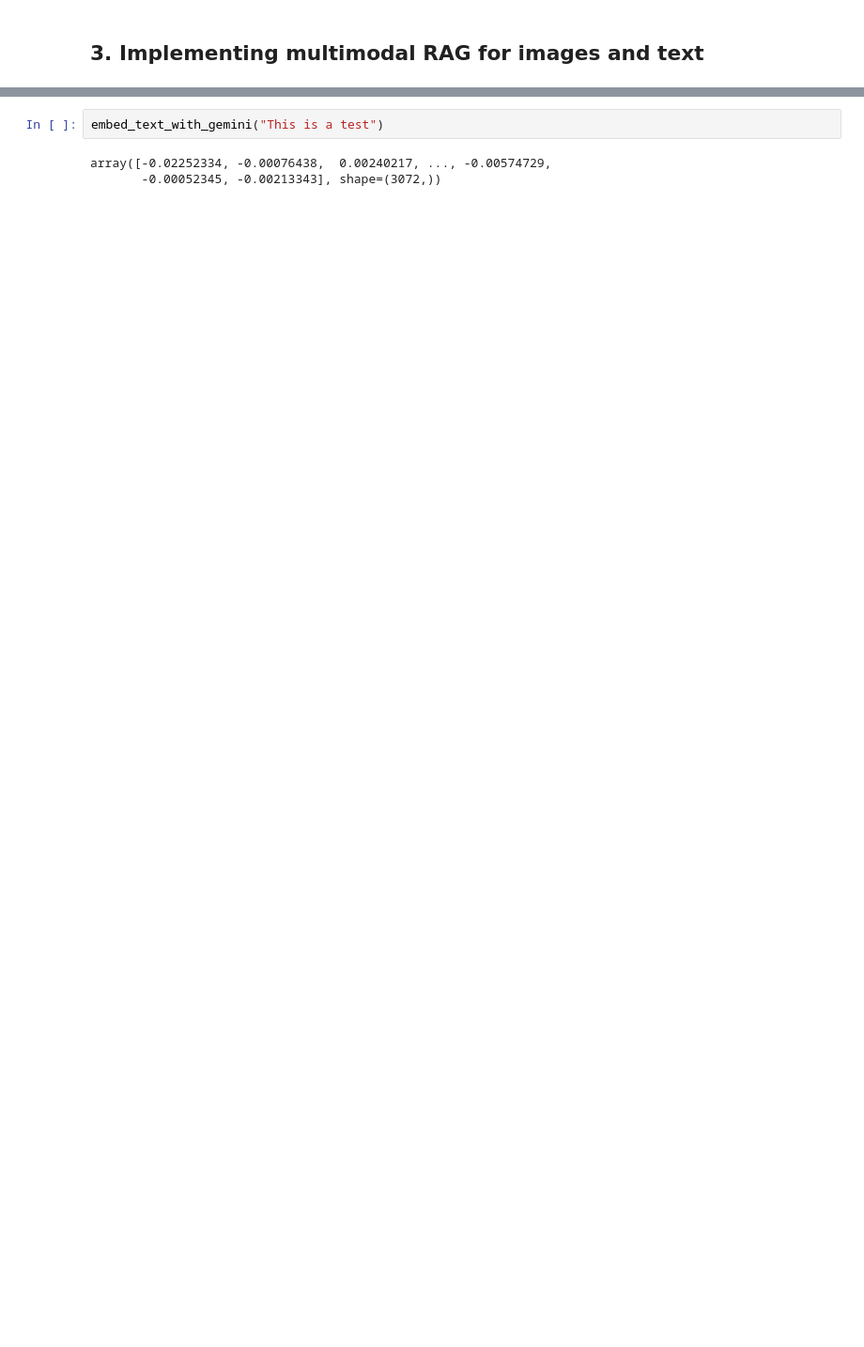
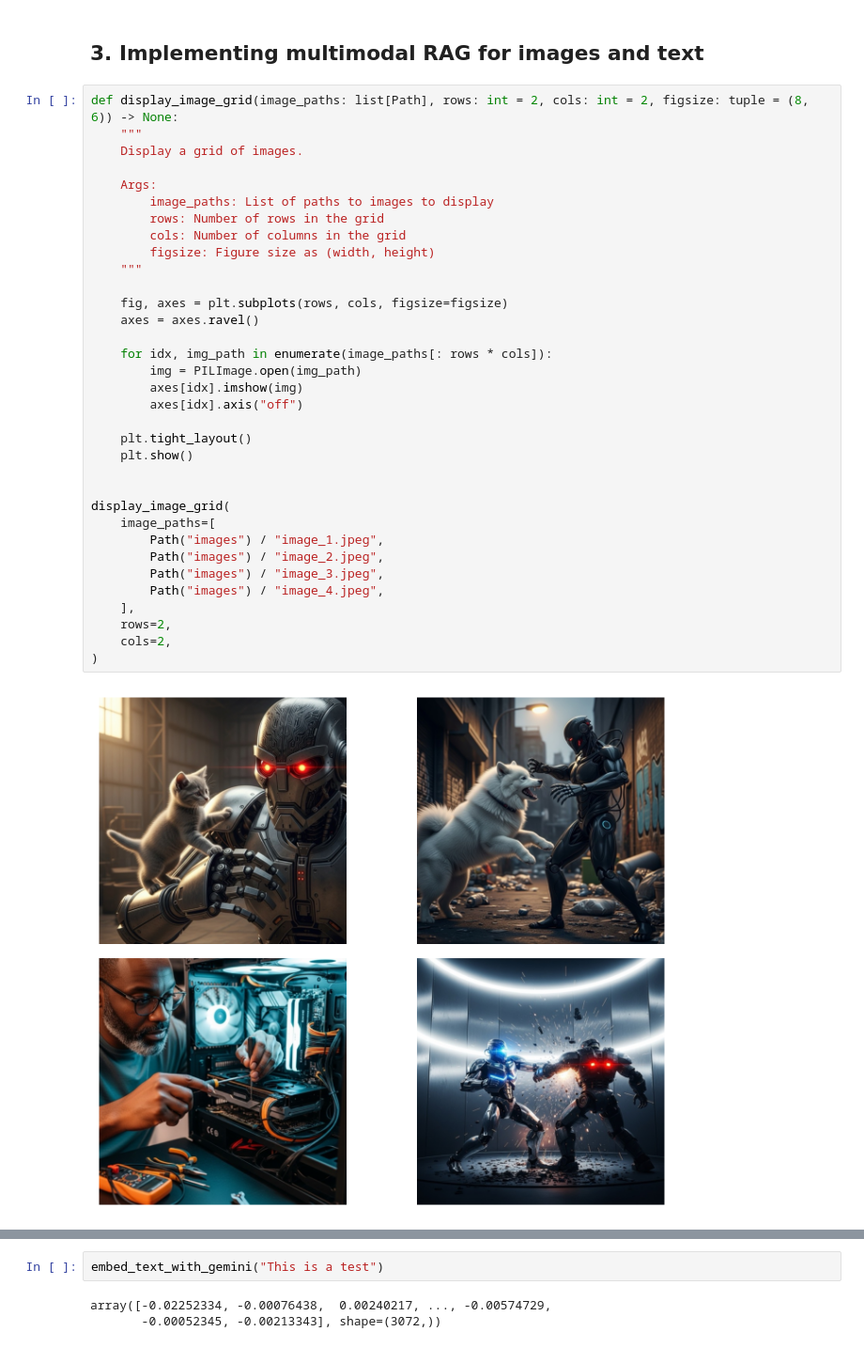
Before and after one commit to shoaibkhanz/agentic-ai-engineering-course, a Jupyter notebook: lessons/11_multimodal/notebook.ipynb, the cells around one changed output, grey strips where cells are left out. Shown at 94% size. Saved outputs shown, nothing was run; the diff lists cells and outputs as text; blank space fills up the shorter version.

```diff
--- a/lessons/11_multimodal/notebook.ipynb
+++ b/lessons/11_multimodal/notebook.ipynb
@@ -406,5 +449,41 @@ The author also highlights his own book, "LLM Engineer's Handbook," as a compreh
 # %% [markdown]
 ## 3. Implementing multimodal RAG for images and text
+# %%
+def display_image_grid(image_paths: list[Path], rows: int = 2, cols: int = 2, figsize: tuple = (8, 6)) -> None:
+    """
+    Display a grid of images.
+
+    Args:
+        image_paths: List of paths to images to display
+        rows: Number of rows in the grid
+        cols: Number of columns in the grid
+        figsize: Figure size as (width, height)
+    """
+
+    fig, axes = plt.subplots(rows, cols, figsize=figsize)
+    axes = axes.ravel()
+
+    for idx, img_path in enumerate(image_paths[: rows * cols]):
+        img = PILImage.open(img_path)
+        axes[idx].imshow(img)
+        axes[idx].axis("off")
+
+    plt.tight_layout()
+    plt.show()
+
+
+display_image_grid(
+    image_paths=[
+        Path("images") / "image_1.jpeg",
+        Path("images") / "image_2.jpeg",
+        Path("images") / "image_3.jpeg",
+        Path("images") / "image_4.jpeg",
+    ],
+    rows=2,
+    cols=2,
+)
+# %% [output]
+[figure, added]
 # %%
 from io import BytesIO
 from typing import Any
```
Also changed, not shown: parts of 32 cells of this notebook, 2 other files.
